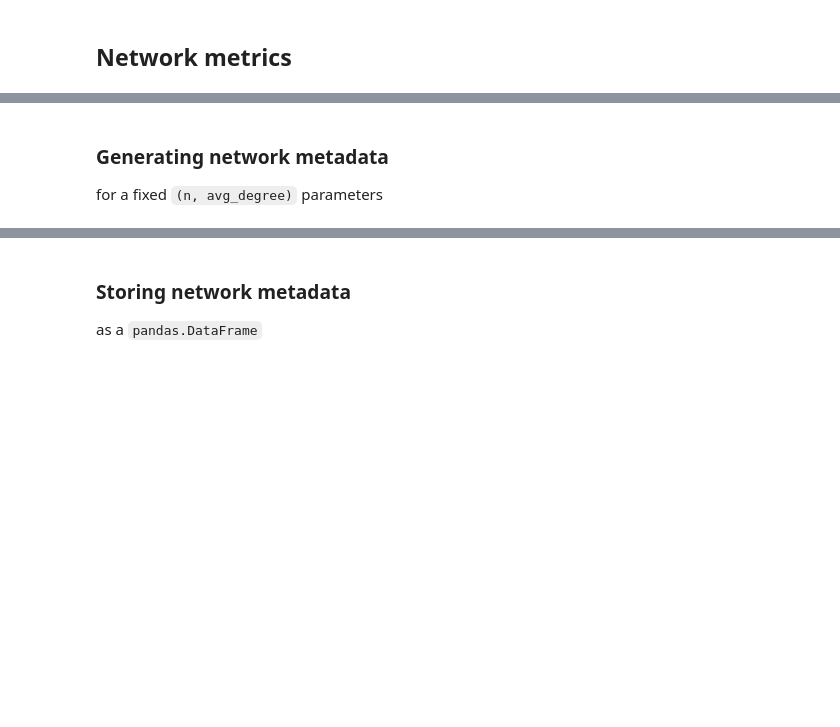
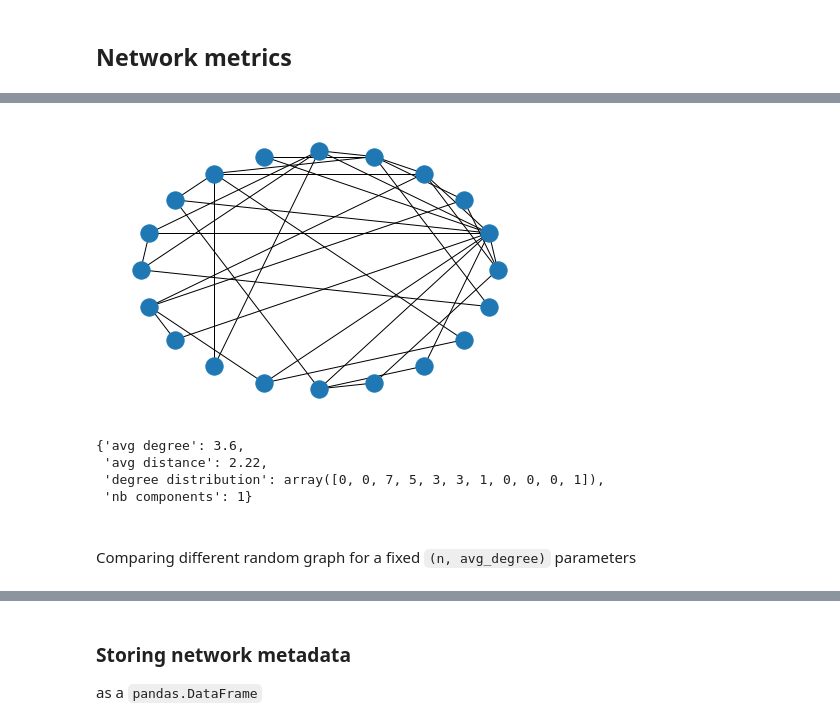
Before and after one commit to adrien-perello/Computer-Science-Crash-Course, a Jupyter notebook: 06_Scientific-Computing-Libraries/Networkx/Random-graphs.ipynb, the cells around one changed output, grey strips where cells are left out. Saved outputs shown, nothing was run; the diff lists cells and outputs as text; code cells hidden in the pictures; blank space fills up the shorter version.

```diff
--- a/06_Scientific-Computing-Libraries/Networkx/Random-graphs.ipynb
+++ b/06_Scientific-Computing-Libraries/Networkx/Random-graphs.ipynb
@@ -182,7 +73,21 @@ def generate_random_graph(network_type, nb_nodes, avg_degree):
+# %%
+network_type = 'scale free' # ['random', 'small world', 'scale free']
+
+mygraph = generate_random_graph(network_type=network_type, nb_nodes=20, avg_degree=4)
+nx.draw_circular(mygraph)
+# %% [output]
+[figure, added]
+# %%
+pprint(network_metrics(mygraph))
+# %% [output]
+{'avg degree': 3.6,
+ 'avg distance': 2.22,
+ 'degree distribution': array([0, 0, 7, 5, 3, 3, 1, 0, 0, 0, 1]),
+ 'nb components': 1}
 # %% [markdown]
-### Generating network metadata
+<br>
 
-for a fixed `(n, avg_degree)` parameters
+Comparing different random graph for a fixed `(n, avg_degree)` parameters
 # %%
 n = 100
 avg_degree = 8
```
Also changed, not shown: parts of 20 cells of this notebook.
